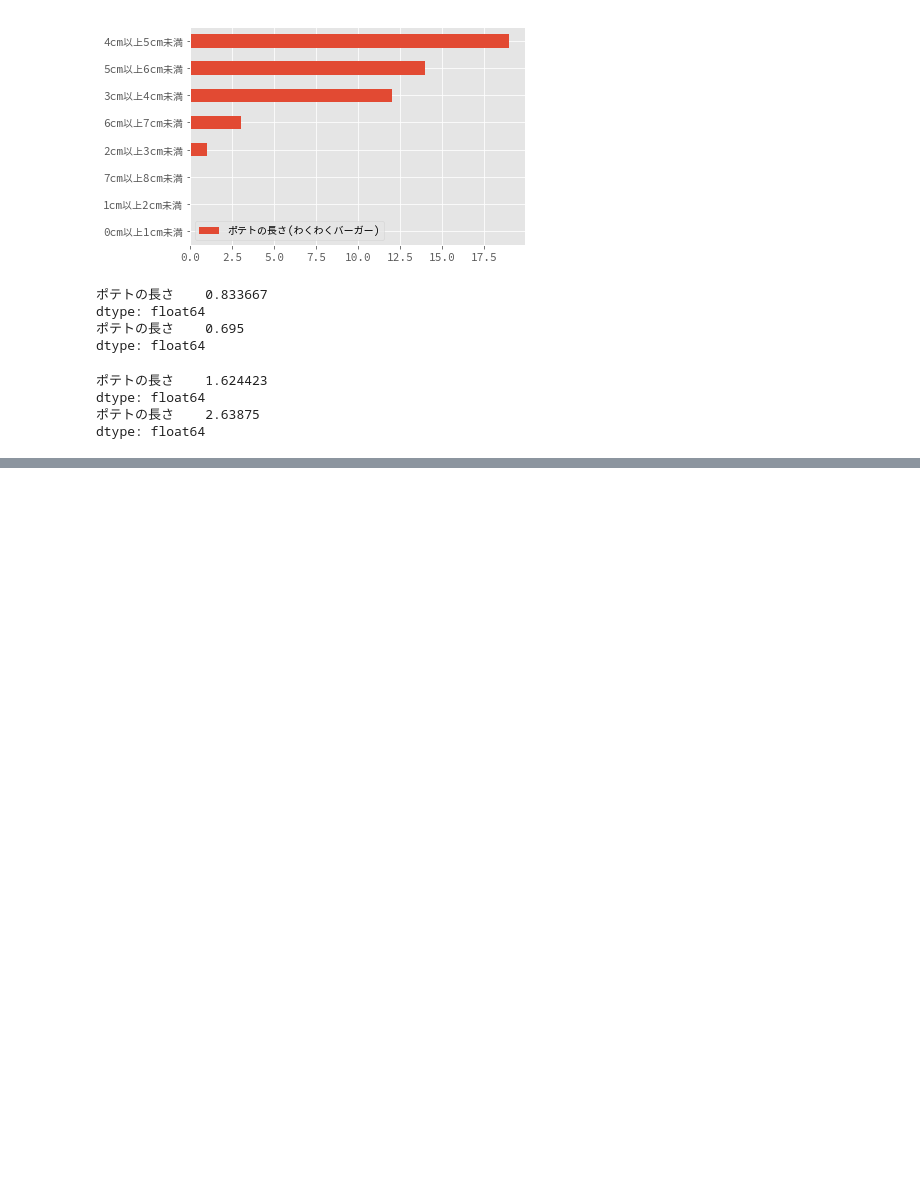
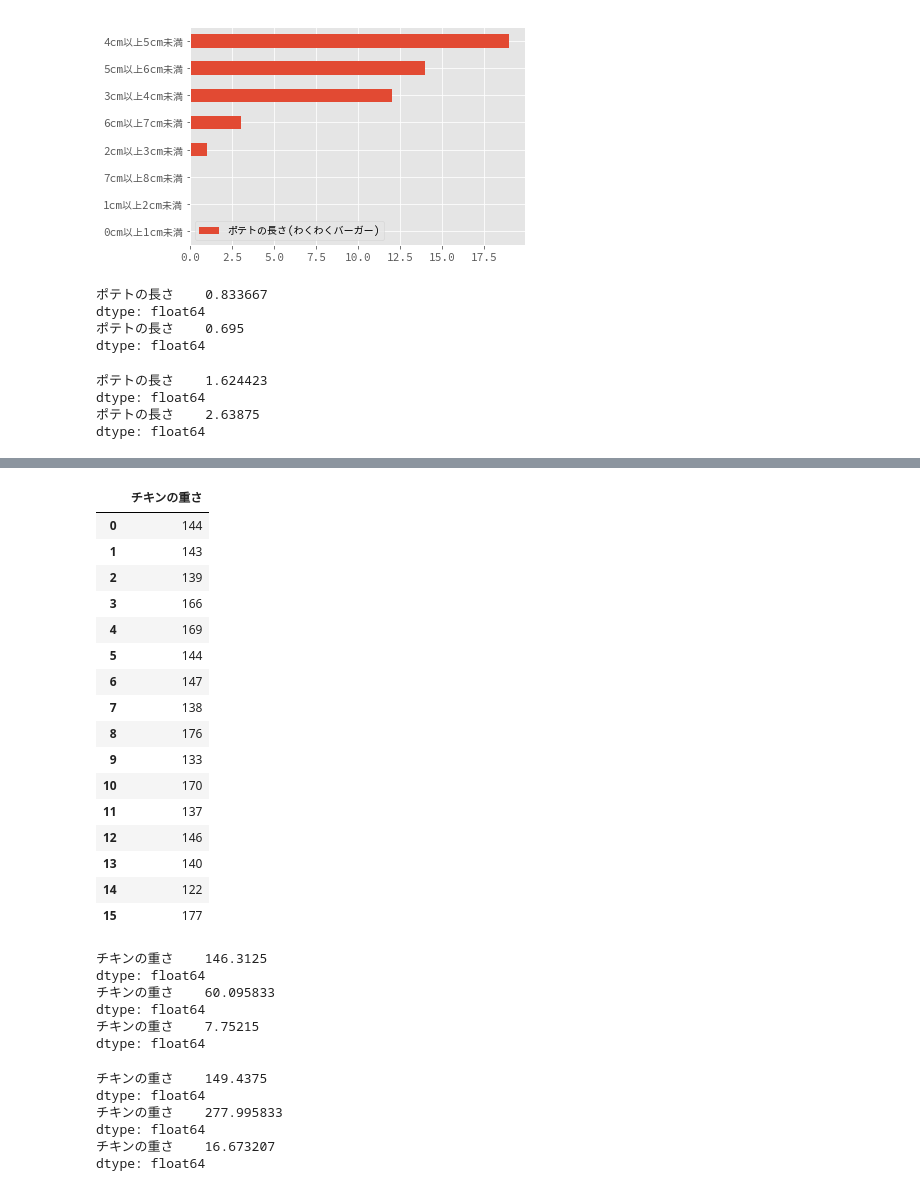
Before and after one commit to kaneshirok/hamburger_statistics, a Jupyter notebook: hamburger_statistics.ipynb, the cells around one changed output, grey strips where cells are left out. Cells and saved outputs as stored; diff of their text form; code cells hidden in the pictures; blank space fills up the shorter version.

```diff
--- a/hamburger_statistics.ipynb
+++ b/hamburger_statistics.ipynb
@@ -130,0 +150,52 @@ wakuwaku_chicken = pd.read_csv('wakuwaku_chicken.csv')
+# %%
+# もぐもぐバーガーのチキンの重さ
+mogumogu_chicken = pd.read_csv('mogumogu_chiken.csv')
+mogumogu_chicken
+# %% [output]
+|  | チキンの重さ |
+| 0 | 144 |
+| 1 | 143 |
+| 2 | 139 |
+| 3 | 166 |
+| 4 | 169 |
+| 5 | 144 |
+| 6 | 147 |
+| 7 | 138 |
+| 8 | 176 |
+| 9 | 133 |
+| 10 | 170 |
+| 11 | 137 |
+| 12 | 146 |
+| 13 | 140 |
+| 14 | 122 |
+| 15 | 177 |
+# %%
+# わくわくバーガーのチキンの平均、分散、標準偏差を計算
+# 平均
+print(wakuwaku_chicken.mean())
+# 分散
+print(wakuwaku_chicken.var())
+# 標準偏差
+print(wakuwaku_chicken.std())
+# %% [output]
+チキンの重さ    146.3125
+dtype: float64
+チキンの重さ    60.095833
+dtype: float64
+チキンの重さ    7.75215
+dtype: float64
+# %%
+# もぐもぐバーガーのチキンの平均、分散、標準偏差を計算
+# 平均
+print(mogumogu_chicken.mean())
+# 分散
+print(mogumogu_chicken.var())
+# 標準偏差
+print(mogumogu_chicken.std())
+# %% [output]
+チキンの重さ    149.4375
+dtype: float64
+チキンの重さ    277.995833
+dtype: float64
+チキンの重さ    16.673207
+dtype: float64
```
Also changed, not shown: parts of 1 cell of this notebook, 3 other files.
